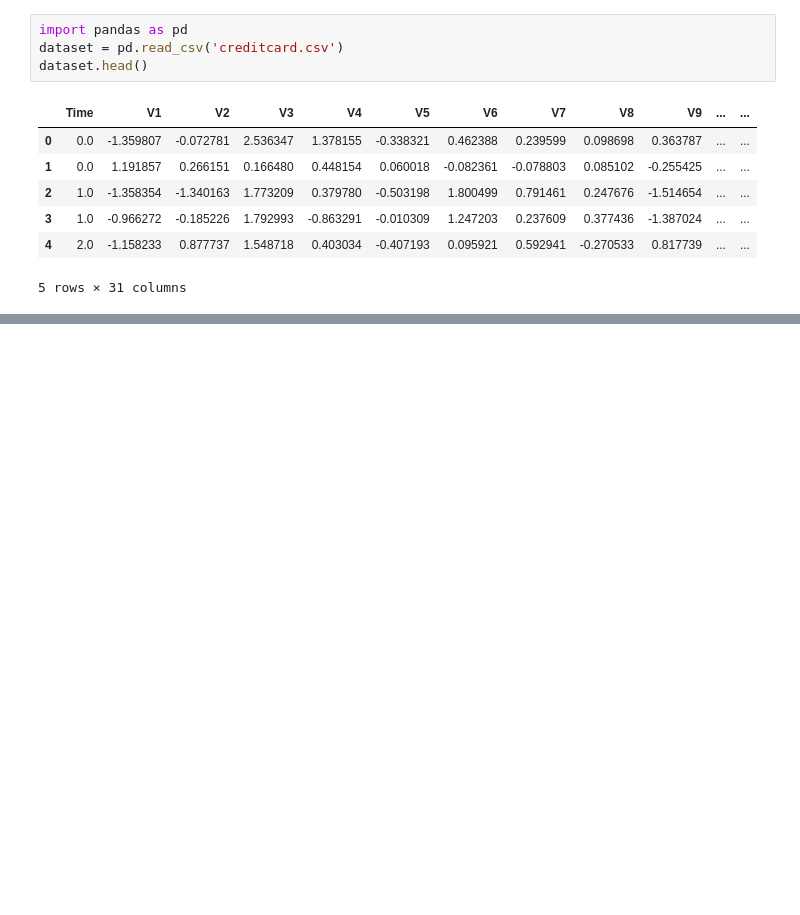
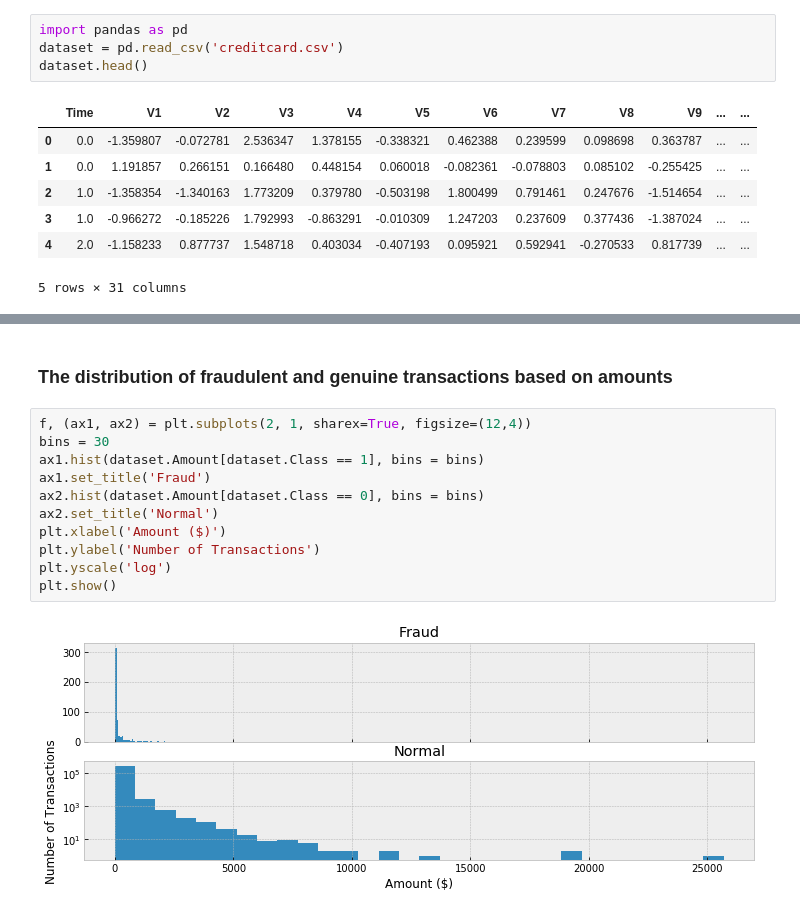
Before and after one commit to MojiFar/fraud_detection, a Jupyter notebook: fraud_detection.ipynb, the cells around one changed output, grey strips where cells are left out. Drawn from its saved outputs; the diff is of its cells as text; blank space fills up the shorter version.

```diff
--- a/fraud_detection.ipynb
+++ b/fraud_detection.ipynb
@@ -30,0 +40,15 @@ show()
+# %% [markdown]
+### The distribution of fraudulent and genuine transactions based on amounts
+# %%
+f, (ax1, ax2) = plt.subplots(2, 1, sharex=True, figsize=(12,4))
+bins = 30
+ax1.hist(dataset.Amount[dataset.Class == 1], bins = bins)
+ax1.set_title('Fraud')
+ax2.hist(dataset.Amount[dataset.Class == 0], bins = bins)
+ax2.set_title('Normal')
+plt.xlabel('Amount ($)')
+plt.ylabel('Number of Transactions')
+plt.yscale('log')
+plt.show()
+# %% [output]
+[figure, added]
```
Also changed, not shown: parts of 13 cells of this notebook.
